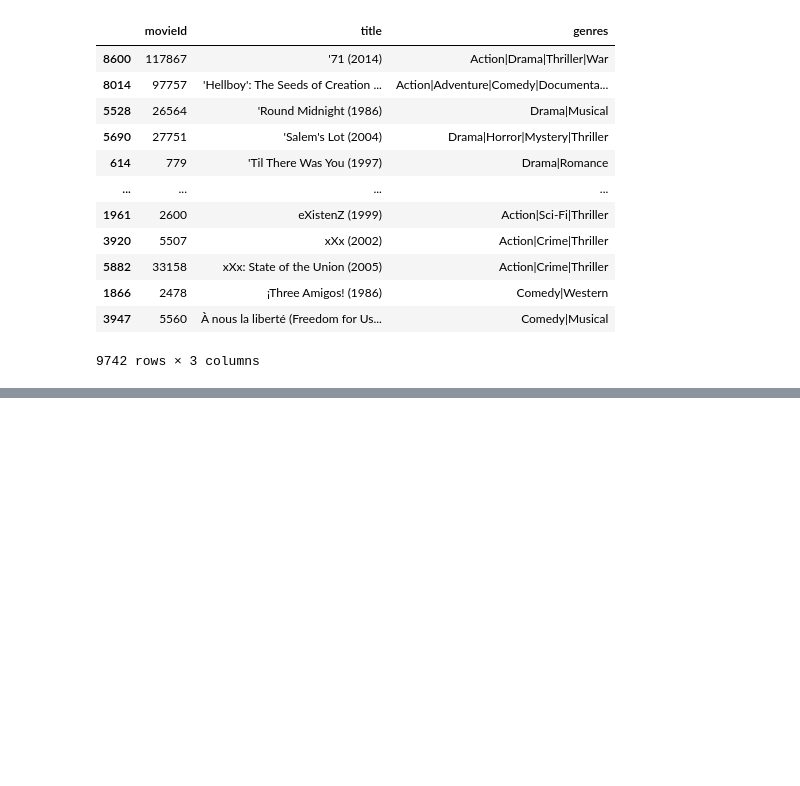
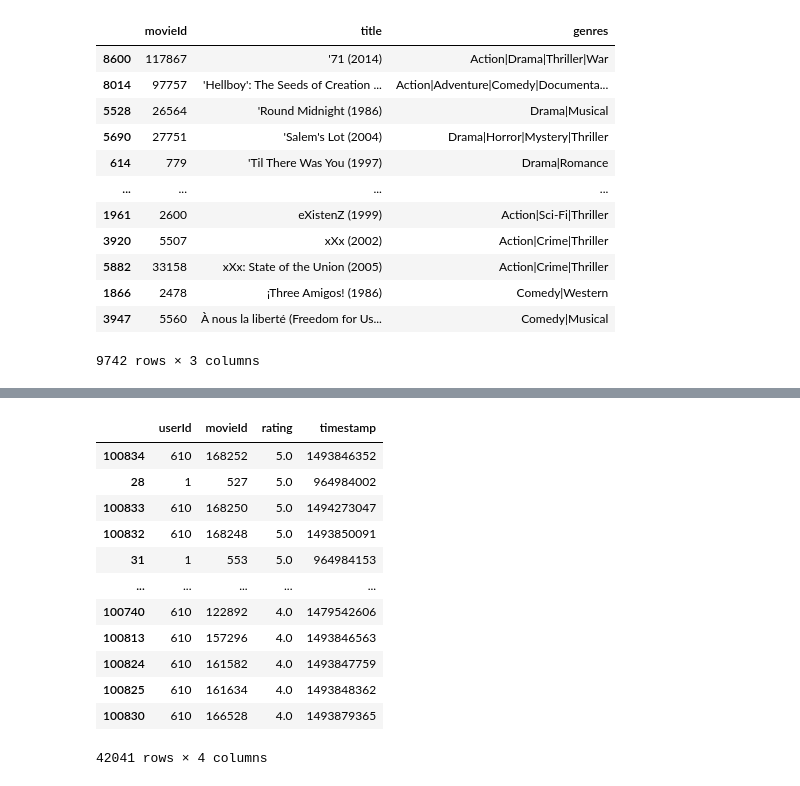
Before and after one commit to Ilies-Bouderba/MoviesRating, a Jupyter notebook: notebooks/01_python_basics.ipynb, the cells around one changed output, grey strips where cells are left out. Cells and saved outputs as stored; diff of their text form; code cells hidden in the pictures; blank space fills up the shorter version.

```diff
--- a/notebooks/01_python_basics.ipynb
+++ b/notebooks/01_python_basics.ipynb
@@ -132,0 +169,16 @@ movies.sort_values(['title', 'genres'], ascending=True)
+# %%
+ratings.loc[(ratings['rating'] > 3.5) & (ratings['movieId'] > 500)].sort_values(by='rating', ascending=False)
+# %% [output]
+|  | userId | movieId | rating | timestamp |
+| 100834 | 610 | 168252 | 5.0 | 1493846352 |
+| 28 | 1 | 527 | 5.0 | 964984002 |
+| 100833 | 610 | 168250 | 5.0 | 1494273047 |
+| 100832 | 610 | 168248 | 5.0 | 1493850091 |
+| 31 | 1 | 553 | 5.0 | 964984153 |
+| ... | ... | ... | ... | ... |
+| 100740 | 610 | 122892 | 4.0 | 1479542606 |
+| 100813 | 610 | 157296 | 4.0 | 1493846563 |
+| 100824 | 610 | 161582 | 4.0 | 1493847759 |
+| 100825 | 610 | 161634 | 4.0 | 1493848362 |
+| 100830 | 610 | 166528 | 4.0 | 1493879365 |
+42041 rows × 4 columns
```
Also changed, not shown: parts of 12 cells of this notebook.
